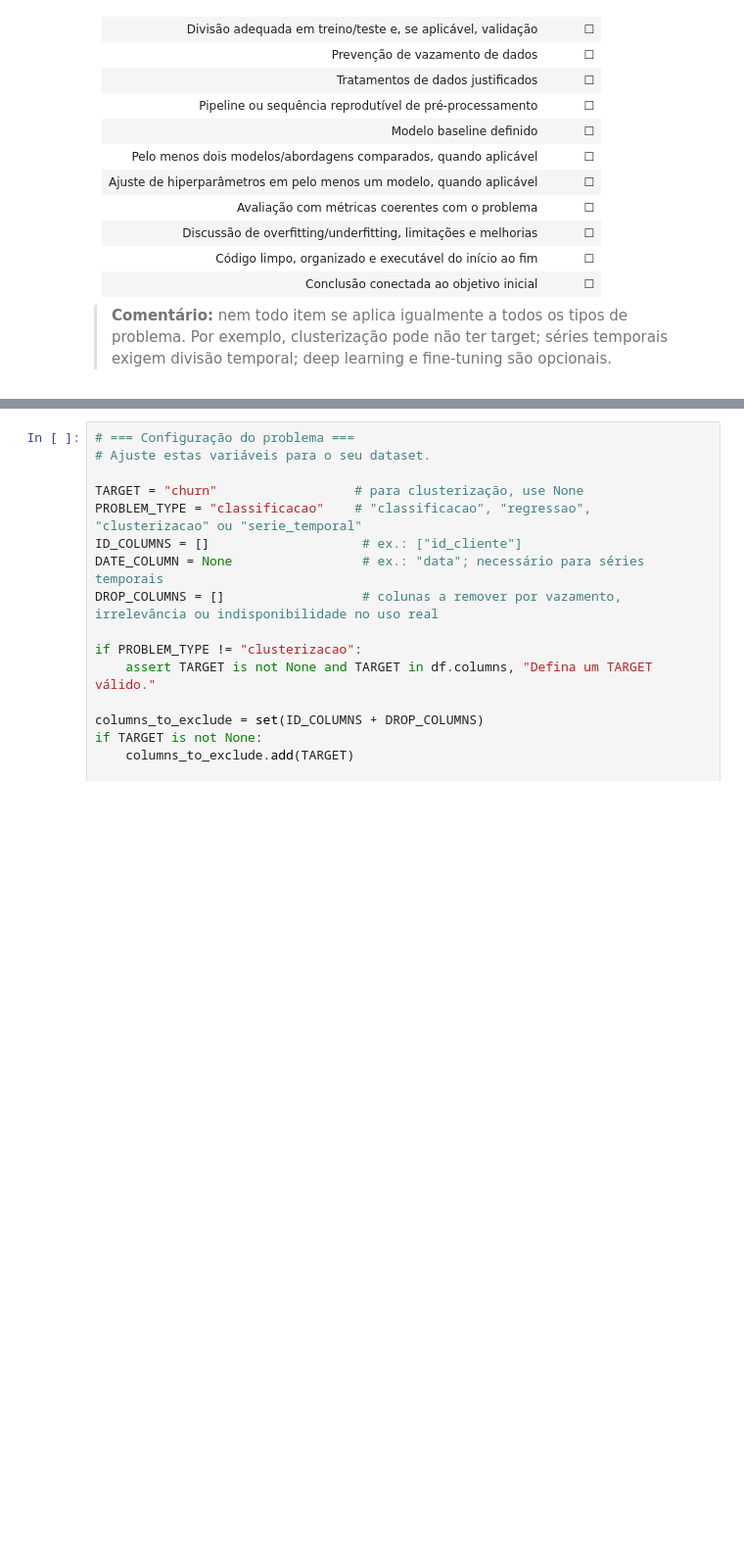
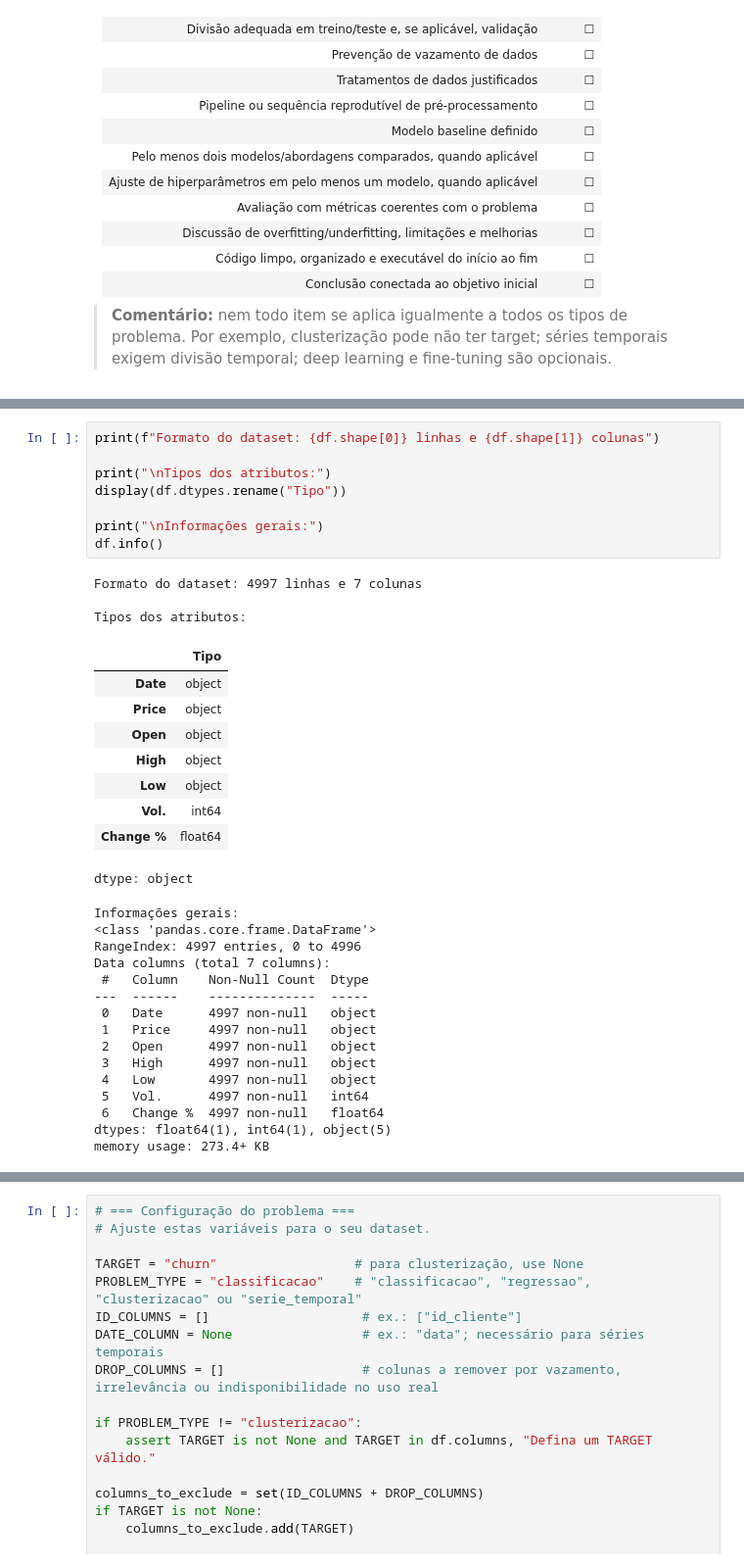
Before and after one commit to lalipedrozo/PUC_MVP_Machine_Learning, a Jupyter notebook: MVP_Machine_Learning.ipynb, the cells around one changed output, grey strips where cells are left out. Shown at 98% size. Drawn from its saved outputs; the diff is of its cells as text; blank space fills up the shorter version.

```diff
--- a/MVP_Machine_Learning.ipynb
+++ b/MVP_Machine_Learning.ipynb
@@ -387,0 +238,36 @@ Nesta etapa, defina claramente quais colunas serão utilizadas, qual é o target
+# %%
+print(f"Formato do dataset: {df.shape[0]} linhas e {df.shape[1]} colunas")
+
+print("\nTipos dos atributos:")
+display(df.dtypes.rename("Tipo"))
+
+print("\nInformações gerais:")
+df.info()
+# %% [output]
+Formato do dataset: 4997 linhas e 7 colunas
+
+Tipos dos atributos:
+|  | Tipo |
+| Date | object |
+| Price | object |
+| Open | object |
+| High | object |
+| Low | object |
+| Vol. | int64 |
+| Change % | float64 |
+dtype: object
+Informações gerais:
+<class 'pandas.core.frame.DataFrame'>
+RangeIndex: 4997 entries, 0 to 4996
+Data columns (total 7 columns):
+ #   Column    Non-Null Count  Dtype
+---  ------    --------------  -----
+ 0   Date      4997 non-null   object
+ 1   Price     4997 non-null   object
+ 2   Open      4997 non-null   object
+ 3   High      4997 non-null   object
+ 4   Low       4997 non-null   object
+ 5   Vol.      4997 non-null   int64
+ 6   Change %  4997 non-null   float64
+dtypes: float64(1), int64(1), object(5)
+memory usage: 273.4+ KB
```
Also changed, not shown: parts of 66 cells of this notebook.
